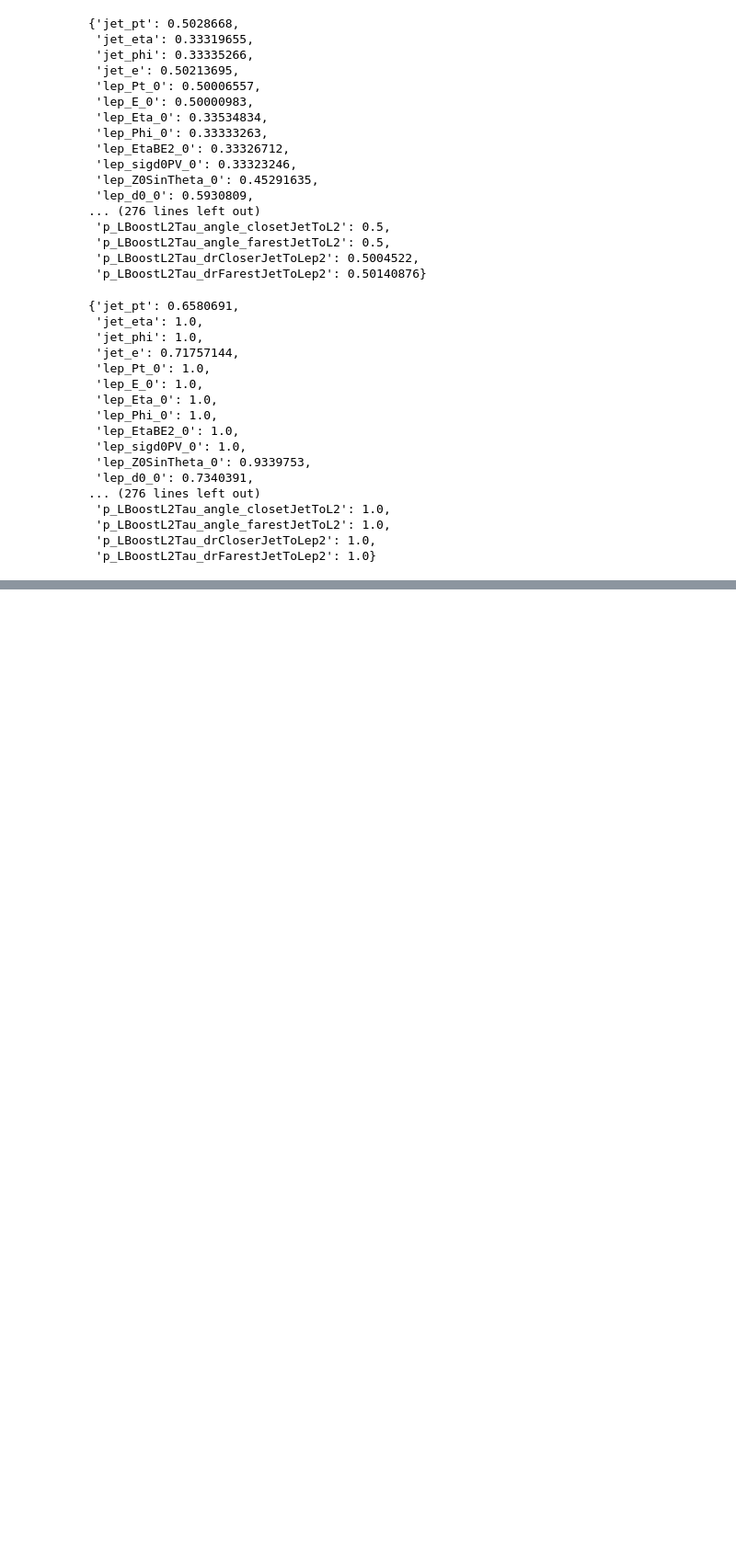
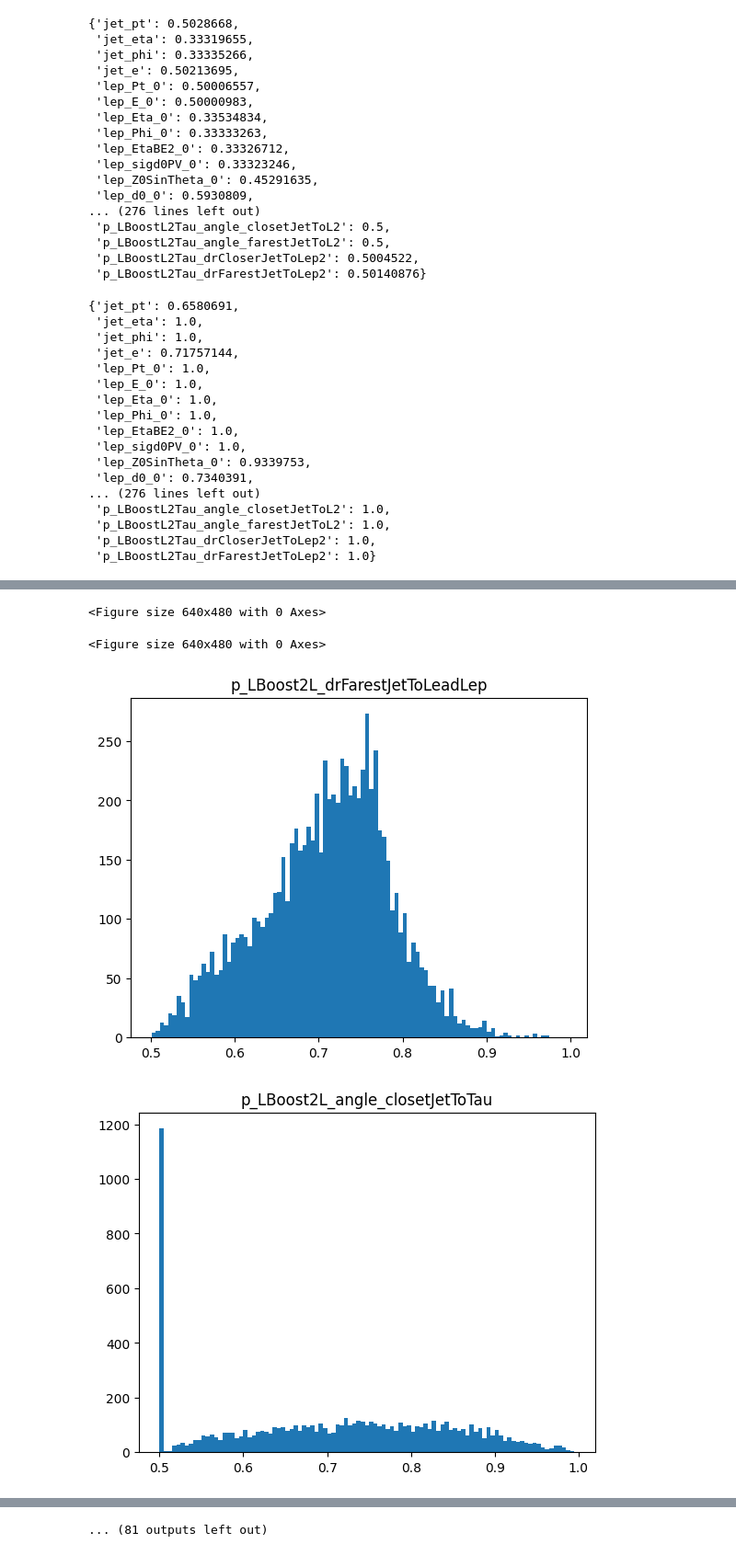
Before and after one commit to slysek/autoencoding_pp, a Jupyter notebook: norm.ipynb, the cells around one changed output, grey strips where cells are left out. Shown at 92% size. Saved outputs shown, nothing was run; the diff lists cells and outputs as text; code cells hidden in the pictures; blank space fills up the shorter version.

Commit message:
prototype of preparing and normalizing data

```diff
--- a/norm.ipynb
+++ b/norm.ipynb
@@ -174,17 +172,15 @@ combined_data['p_sumElepAll_EJet']
 # %% [output]
 array([nan, nan, nan, ..., nan, nan, nan], dtype=float32)
 # %%
-def paint(key, m, list, pnt):
+def paint(key, m, list):
+    fig = plt.figure()
     biny = bins(m, list)
     plt.hist(combined_data[key], bins=biny)
     plt.title(key)
-    if pnt == 1:
-        plt.show()
-    if pnt == 0:
-        return plt.figure()
+    return fig
 # %%
 for i in range(0, 10):
-    paint(keys[i], 100, combined_data[keys[i]], 1)
+    paint(keys[i], 100, combined_data[keys[i]])
 # %% [output]
 [figure]
 [figure]
@@ -238,8 +234,3 @@ globals_max
  'p_LBoostL2Tau_drFarestJetToLep2': 1.0}
 # %%
 from matplotlib.backends.backend_pdf import PdfPages
-# %%
-pp = PdfPages('wykresy.pdf')
-for i in range(10):
-    pp.savefig(paint(keys[i], 100, combined_data[keys[i]], 0))
-pp.close()
@@ -257,0 +237,14 @@ pp.close()
+# %%
+plt.figure()
+# %% [output]
+<Figure size 640x480 with 0 Axes>
+<Figure size 640x480 with 0 Axes>
+# %%
+pp = PdfPages('plots3.pdf')
+for i in keys[201:]:
+    fig = paint(i, 100, combined_data[i])
+    plt.savefig(pp, format='pdf')
+pp.close()
+# %% [output]
+[figure, added]
+[figure, added]
@@ -257,0 +261 @@ pp.close()
+... (81 outputs left out)
```
Also changed, not shown: parts of 4 cells of this notebook.
